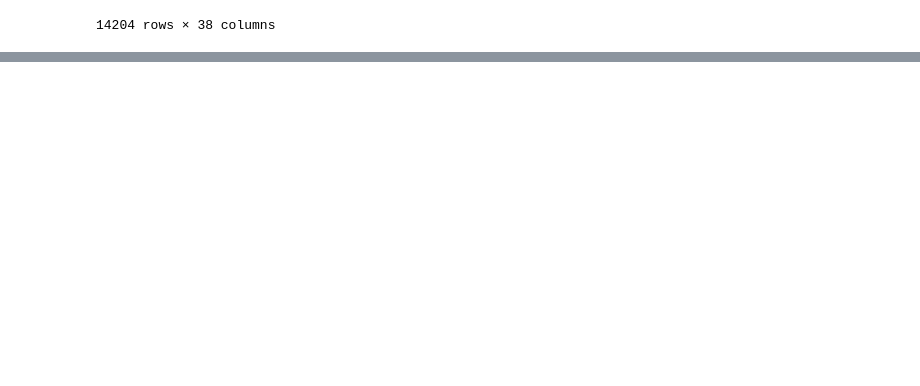
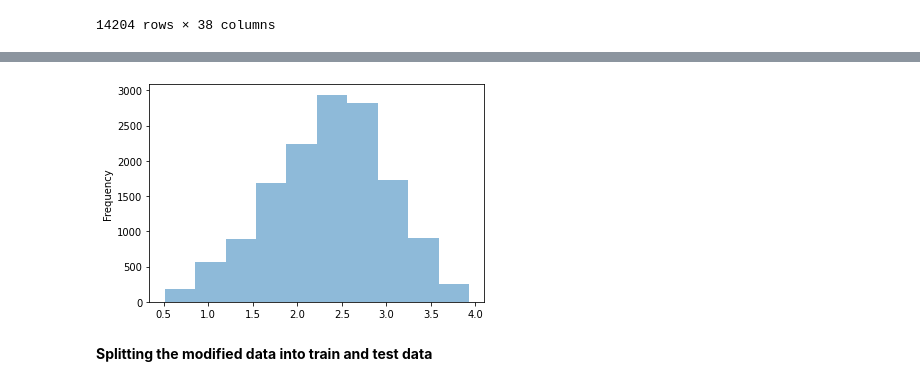
Before and after one commit to deepakmarichi/Big-Mart-Sales-Prediction, a Jupyter notebook: Sales_Prediction.ipynb, the cells around one changed output, grey strips where cells are left out. Cells and saved outputs as stored; diff of their text form; code cells hidden in the pictures; blank space fills up the shorter version.

```diff
--- a/Sales_Prediction.ipynb
+++ b/Sales_Prediction.ipynb
@@ -666,0 +724,8 @@ combined.shape
+# %%
+combined['PPUW']=np.log(combined['PPUW'])
+combined['PPUW'].plot.hist(alpha=0.5)
+plt.show()
+# %% [output]
+[figure, added]
+# %% [markdown]
+**Splitting the modified data into train and test data**
```
Also changed, not shown: parts of 39 cells of this notebook, 2 other files.
